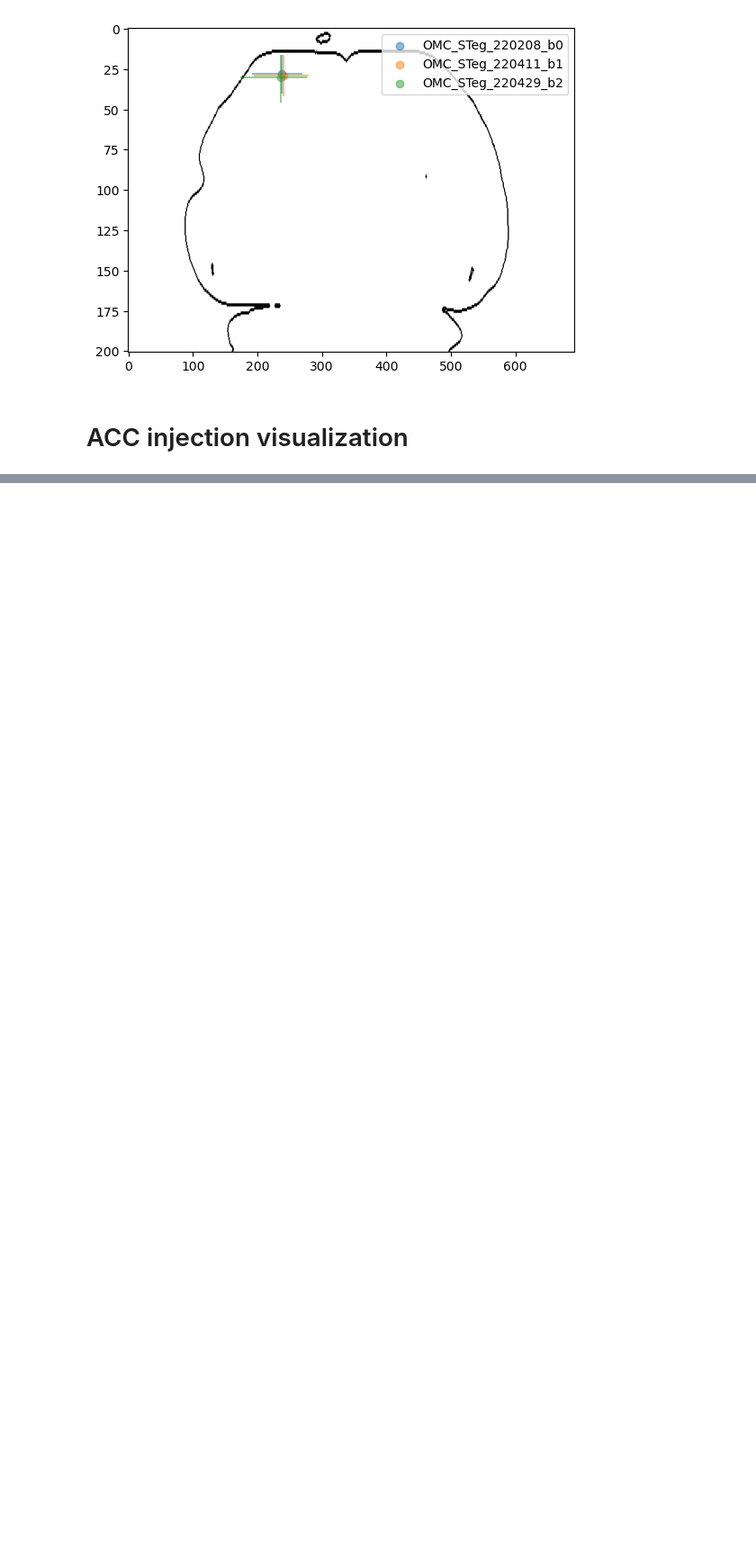
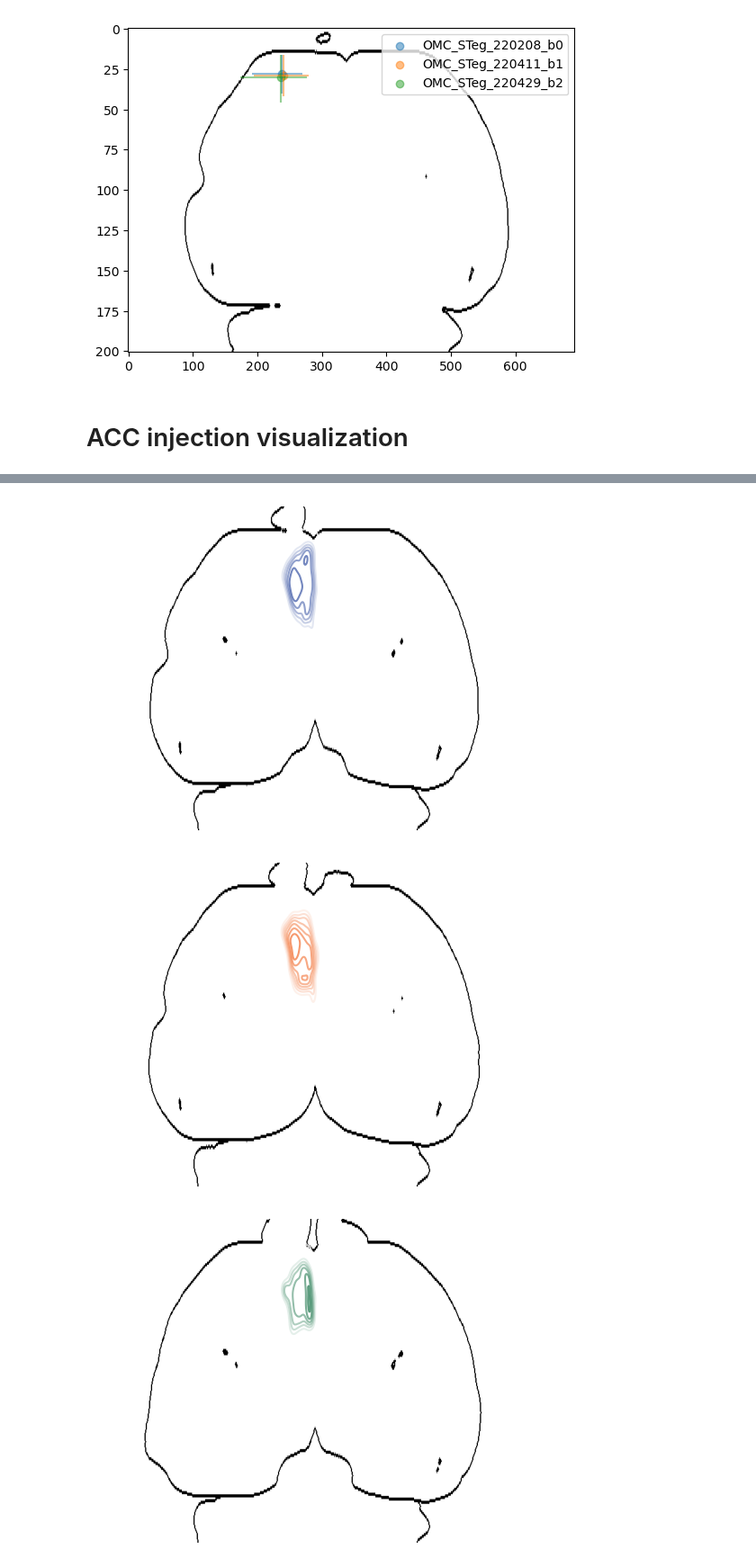
Before and after one commit to eisko/STP_analysis, a Jupyter notebook: Injection_vis.ipynb, the cells around one changed output, grey strips where cells are left out. Shown at 90% size. Saved outputs shown, nothing was run; the diff lists cells and outputs as text; code cells hidden in the pictures; blank space fills up the shorter version.

```diff
--- a/Injection_vis.ipynb
+++ b/Injection_vis.ipynb
@@ -581,0 +616,23 @@ for area in areas:
+# %%
+
+# im_thr = [threshold_otsu(im) for im in images]
+# masks['inj_thr'] = [images[i] > im_thr[i] for i in range(len(images))]
+# masks['inj'] = [masks['inj_thr'][i] & masks['OMCi'] for i in range(len(images))] # bitwise operator
+
+
+for i in range(len(images)):
+    im = images[i]
+    m_inj = masks['inj'][i]
+    masks['inj'+str(i)] = m_inj
+
+# plot_contour([im], mask_dict=masks, roi="inj"+str(i), masks_to_plot=["grey", "BS", "STR", "CP", "CTX"], view="top")
+# plt.show()
+colors = [blue_cmp, orange_cmp, green_cmp]
+
+for i in range(len(images)):
+    plot_contour([images[i]], mask_dict=masks, roi="inj"+str(i), masks_to_plot=["grey", "BS", "STR", "CP", "CTX"],
+                 cmaps=[colors[i]], view="top")
+# %% [output]
+[figure, added]
+[figure, added]
+[figure, added]
```
Also changed, not shown: parts of 7 cells of this notebook, 1 other file.
